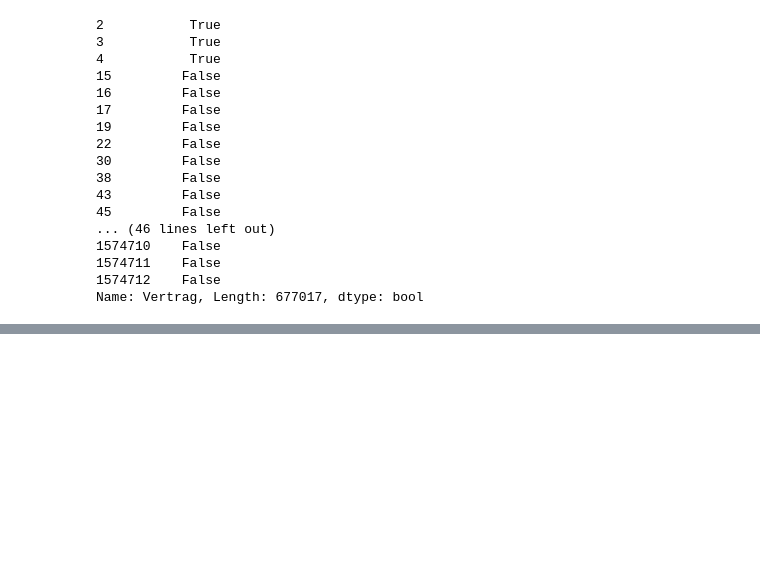
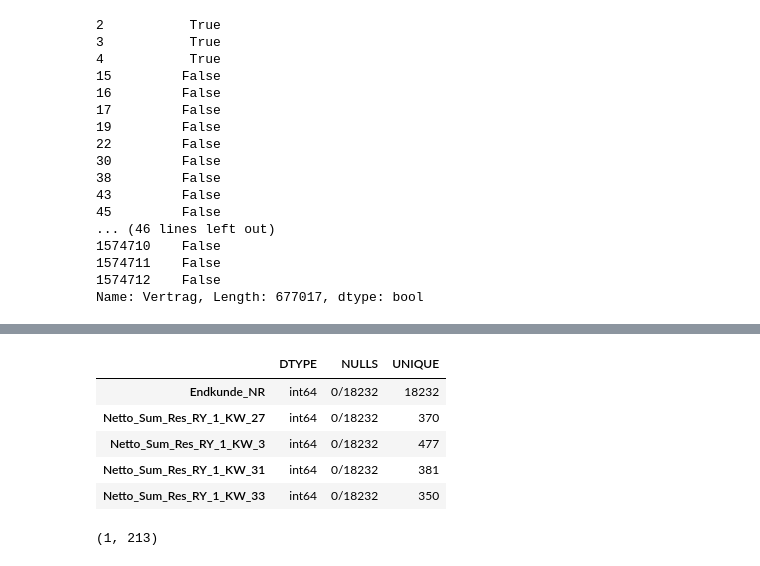
Before and after one commit to apgsga-stc/PredictiveAnalyticsPython, a Jupyter notebook: vkprog_analyse/scribbles.ipynb, the cells around one changed output, grey strips where cells are left out. Saved outputs shown, nothing was run; the diff lists cells and outputs as text; code cells hidden in the pictures; blank space fills up the shorter version.

```diff
--- a/vkprog_analyse/scribbles.ipynb
+++ b/vkprog_analyse/scribbles.ipynb
@@ -342,0 +441,2 @@ Name: Vertrag, Length: 677017, dtype: bool
+# %%
+test_df = booking_data(201941, 4)
@@ -342,0 +445,9 @@ Name: Vertrag, Length: 677017, dtype: bool
+# %%
+desc_col(test_df).sort_values("NULLS", ascending= False).head(5)
+# %% [output]
+|  | DTYPE | NULLS | UNIQUE |
+| Endkunde_NR | int64 | 0/18232 | 18232 |
+| Netto_Sum_Res_RY_1_KW_27 | int64 | 0/18232 | 370 |
+| Netto_Sum_Res_RY_1_KW_3 | int64 | 0/18232 | 477 |
+| Netto_Sum_Res_RY_1_KW_31 | int64 | 0/18232 | 381 |
+| Netto_Sum_Res_RY_1_KW_33 | int64 | 0/18232 | 350 |
@@ -342,0 +456,4 @@ Name: Vertrag, Length: 677017, dtype: bool
+# %%
+test_df.loc[filter_temp,:].shape
+# %% [output]
+(1, 213)
```
Also changed, not shown: parts of 12 cells of this notebook, 1 other file.
